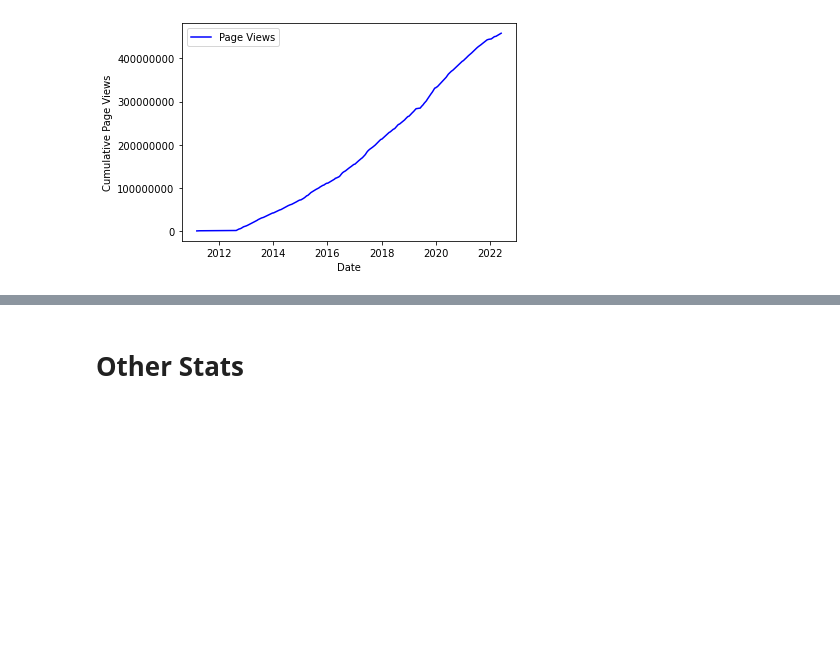
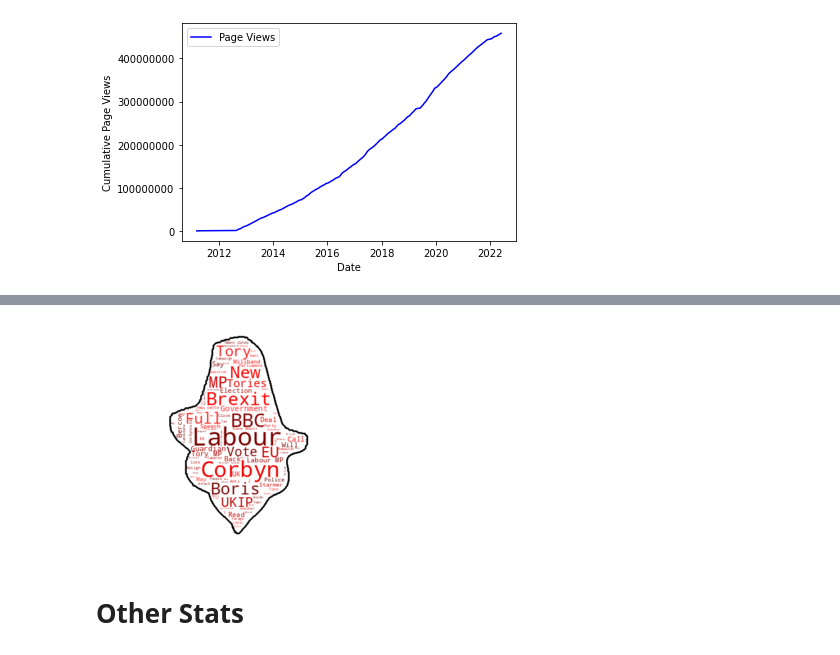
Before and after one commit to groegercesg/Guido_Fawkes_Analysis, a Jupyter notebook: analysis.ipynb, the cells around one changed output, grey strips where cells are left out. Cells and saved outputs as stored; diff of their text form; code cells hidden in the pictures; blank space fills up the shorter version.

```diff
--- a/analysis.ipynb
+++ b/analysis.ipynb
@@ -337,3 +405,49 @@ plt.savefig('images/cumulative_page_views.png',bbox_inches='tight')
+# %%
+from os import path
+from PIL import Image
+import numpy as np
+import matplotlib.pyplot as plt
+
+from wordcloud import WordCloud, STOPWORDS
+
+d = "images"
+
+# read the mask image
+guido_mask = np.array(Image.open(path.join(d, "guido_mask.png")))
+
+stopwords = set(STOPWORDS)
+stopwords.add("S")
+stopwords.add("WATCH")
+stopwords.add("EXCLUSIVE")
+
+def similar_color_func(word=None, font_size=None,
+                       position=None, orientation=None,
+                       font_path=None, random_state=None):
+    h = 0 # 0 - 360
+    s = 100 # 0 - 100
+    l = random_state.randint(20, 60) # 0 - 100
+    return "hsl({}, {}%, {}%)".format(h, s, l)
+
+wc = WordCloud(background_color="white", max_words=2000, mask=guido_mask,
+               stopwords=stopwords, contour_width=3,
+               contour_color='black', color_func=similar_color_func,
+               height=400, width=600)
+
+# generate word cloud
+wc.generate(text)
+
+# store to file
+wc.to_file(path.join(d, "guido_wordcloud.png"))
+
+# show
+plt.imshow(wc, interpolation='bilinear')
+plt.axis("off")
+#plt.figure()
+#plt.imshow(guido_mask, cmap=plt.cm.gray, interpolation='bilinear')
+#plt.axis("off")
+plt.show()
+# %% [output]
+[figure, added]
 # %% [markdown]
 # Other Stats
 # %%
```
Also changed, not shown: parts of 11 cells of this notebook, 8 other files.
